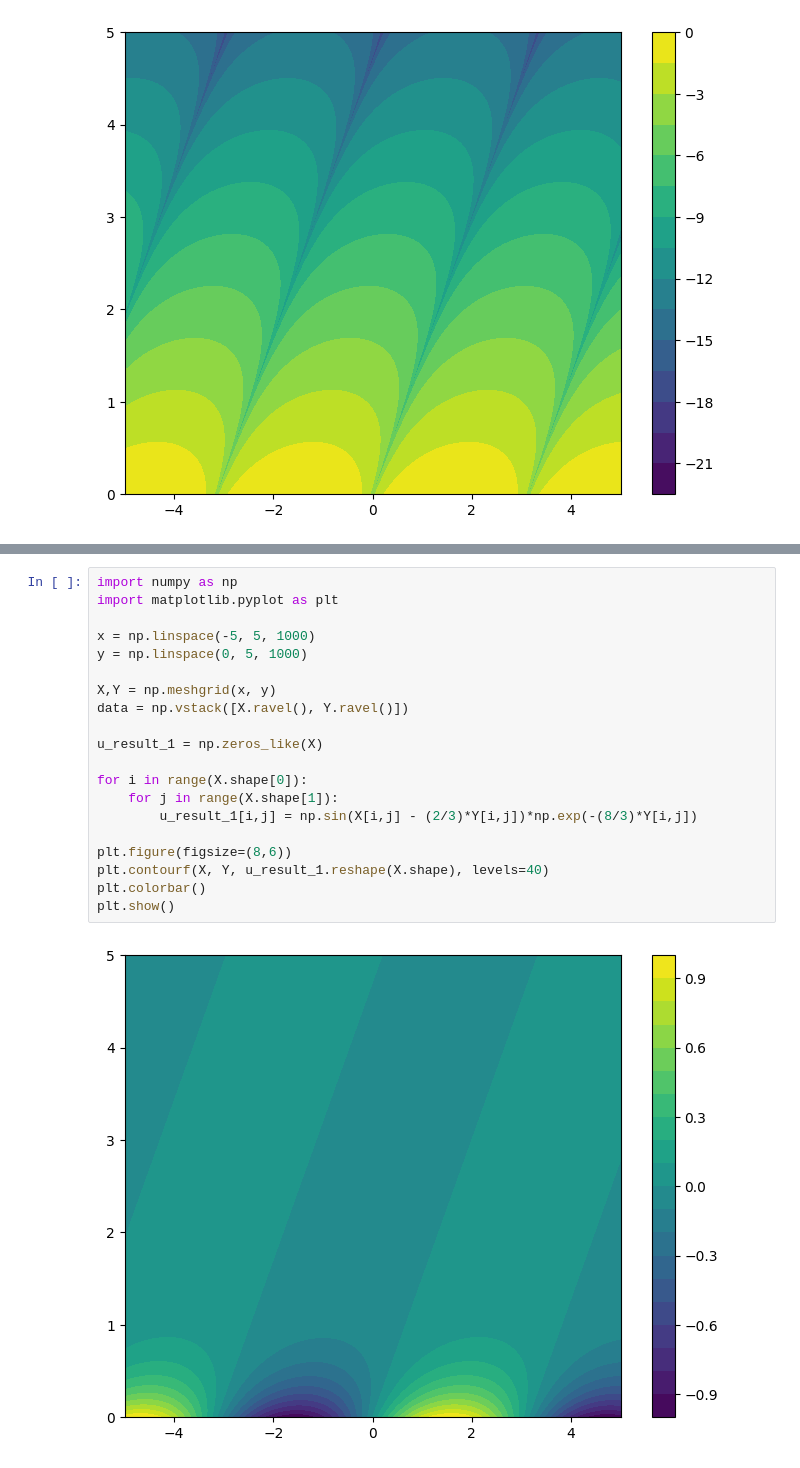
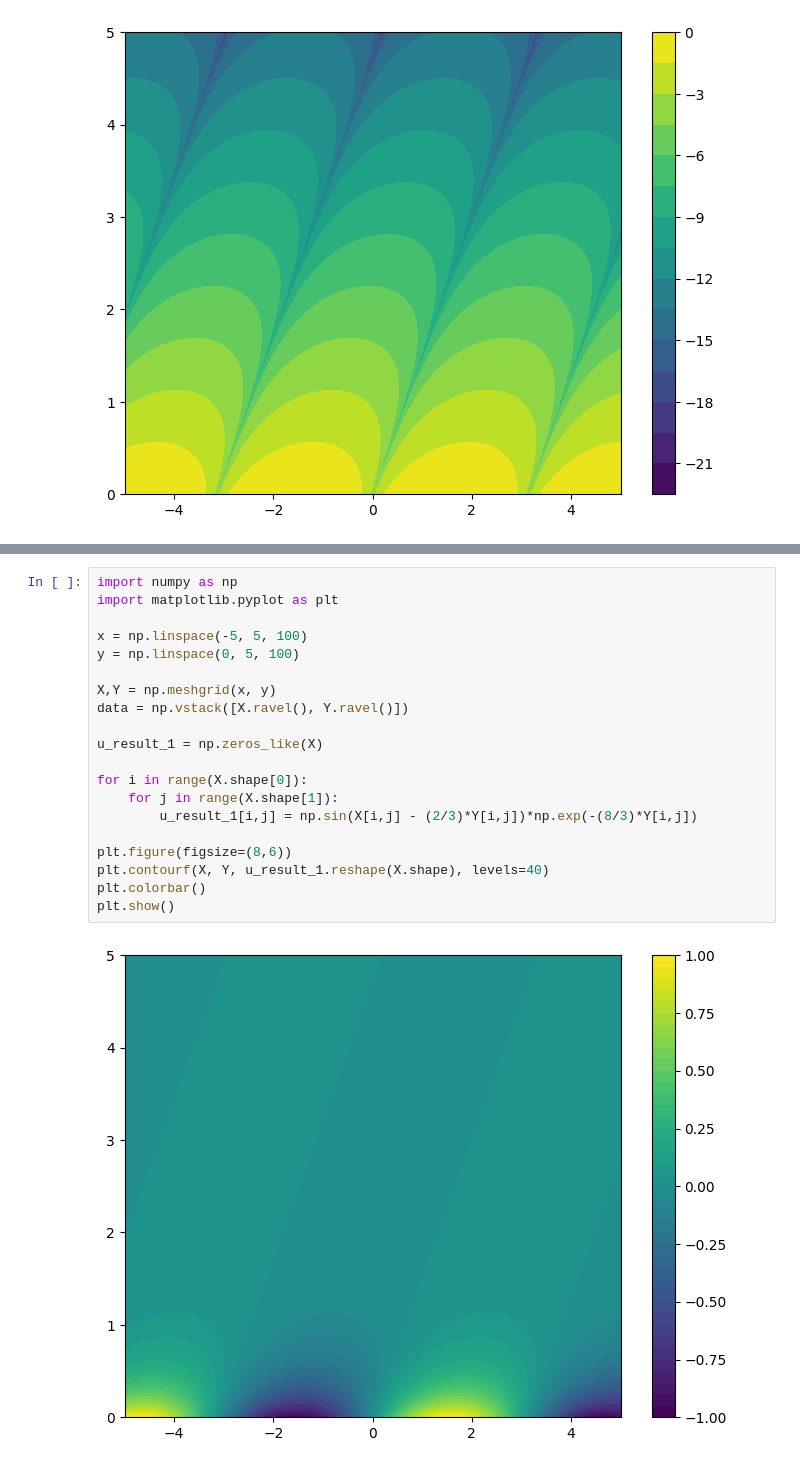
Before and after one commit to Bear-Witness-98/pinns_on_pytorch, a Jupyter notebook: PINN/normal_pde_solution_normal_epochs.ipynb, the cells around one changed output, grey strips where cells are left out. Saved outputs shown, nothing was run; the diff lists cells and outputs as text.

```diff
--- a/PINN/normal_pde_solution_normal_epochs.ipynb
+++ b/PINN/normal_pde_solution_normal_epochs.ipynb
@@ -218,22 +218,22 @@ plt.show()
 # %%
 import numpy as np
 import matplotlib.pyplot as plt
 
-x = np.linspace(-5, 5, 1000)
-y = np.linspace(0, 5, 1000)
+x = np.linspace(-5, 5, 100)
+y = np.linspace(0, 5, 100)
 
 X,Y = np.meshgrid(x, y)
 data = np.vstack([X.ravel(), Y.ravel()])
 
 u_result_1 = np.zeros_like(X)
 
 for i in range(X.shape[0]):
     for j in range(X.shape[1]):
         u_result_1[i,j] = np.sin(X[i,j] - (2/3)*Y[i,j])*np.exp(-(8/3)*Y[i,j])
 
 plt.figure(figsize=(8,6))
 plt.contourf(X, Y, u_result_1.reshape(X.shape), levels=40)
 plt.colorbar()
 plt.show()
 # %% [output]
-[figure, old version]
+[figure, new version]
```
Also changed, not shown: parts of 6 cells of this notebook, 1 other file.
